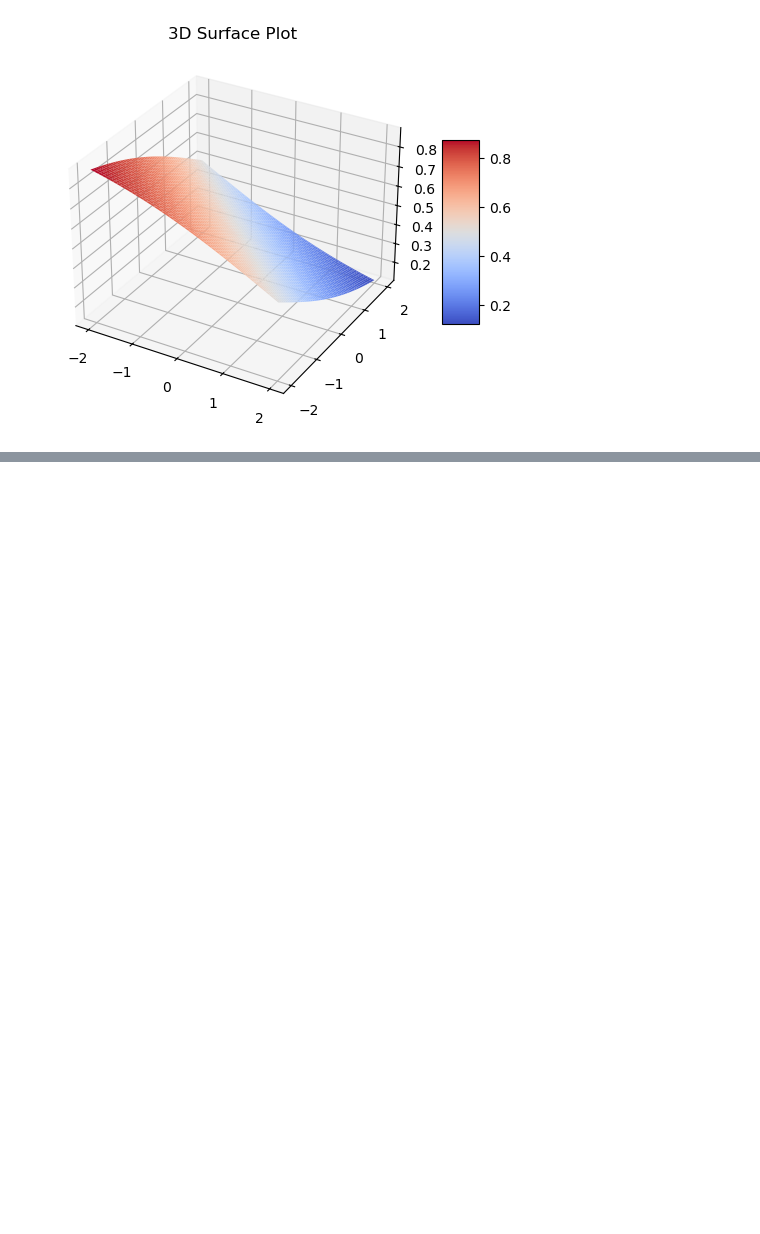
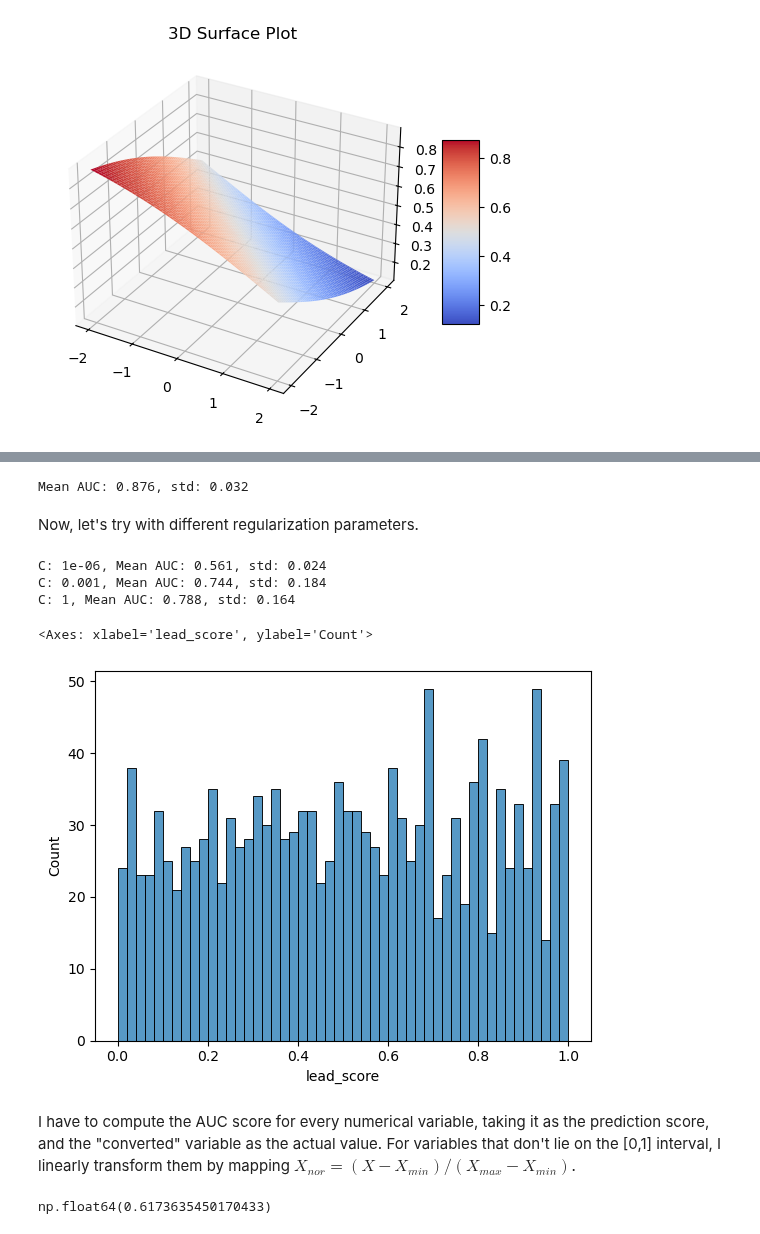
Before and after one commit to martinjimenez388/Road_to_alternatives, a Jupyter notebook: Hmw_MLZoomCamp_4.ipynb, the cells around one changed output, grey strips where cells are left out. Cells and saved outputs as stored; diff of their text form; code cells hidden in the pictures; blank space fills up the shorter version.

```diff
--- a/Hmw_MLZoomCamp_4.ipynb
+++ b/Hmw_MLZoomCamp_4.ipynb
@@ -220,0 +239,71 @@ plt.show()
+# %%
+scores = []
+
+for train_idx, val_idx in kfold.split(df_full_train):
+
+    df_train = df_full_train.iloc[train_idx]
+    df_val = df_full_train.iloc[val_idx]
+
+    train_dict = df_train.to_dict(orient='records')
+    X_train = dv.fit_transform(train_dict)
+
+    val_dict = df_val.to_dict(orient='records')
+    X_val = dv.transform(val_dict)
+
+    y_train = df_train.converted
+    y_val = df_val.converted
+
+    model.fit(X_train, y_train)
+    y_pred = model.predict_proba(X_val)[:, 1]
+
+    auc = roc_auc_score(y_val, y_pred)
+    scores.append(auc)
+
+avrsc, stdsc = np.mean(scores), np.std(scores)
+print(f"Mean AUC: {avrsc:.3f}, std: {stdsc:.3f}")
+# %% [output]
+Mean AUC: 0.876, std: 0.032
+# %% [markdown]
+Now, let's try with different regularization parameters.
+# %%
+scores = []
+for c in [0.000001, 0.001, 1]:
+    model = linear_model.LogisticRegression(solver='liblinear', C=c, max_iter=1000, random_state=1)
+
+    for train_idx, val_idx in kfold.split(df_full_train):
+
+        df_train = df_full_train.iloc[train_idx]
+        df_val = df_full_train.iloc[val_idx]
+
+        train_dict = df_train.to_dict(orient='records')
+        X_train = dv.fit_transform(train_dict)
+
+        val_dict = df_val.to_dict(orient='records')
+        X_val = dv.transform(val_dict)
+
+        y_train = df_train.converted
+        y_val = df_val.converted
+
+        model.fit(X_train, y_train)
+        y_pred = model.predict_proba(X_val)[:, 1]
+
+        auc = roc_auc_score(y_val, y_pred)
+        scores.append(auc)
+
+    avrsc, stdsc = np.mean(scores), np.std(scores)
+    print(f"C: {model.C}, Mean AUC: {avrsc:.3f}, std: {stdsc:.3f}")
+# %% [output]
+C: 1e-06, Mean AUC: 0.561, std: 0.024
+C: 0.001, Mean AUC: 0.744, std: 0.184
+C: 1, Mean AUC: 0.788, std: 0.164
+# %%
+sns.histplot(df.lead_score, bins=50)
+# %% [output]
+<Axes: xlabel='lead_score', ylabel='Count'>
+[figure, added]
+# %% [markdown]
+I have to compute the AUC score for every numerical variable, taking it as the prediction score, and the "converted" variable as the actual value. For variables that don't lie on the [0,1] interval, I linearly transform them by mapping $X_{nor} = (X - X_{min})/(X_{max} - X_{min})$.
+# %%
+roc_auc_score(df_train.converted, df_train.lead_score)
+# %% [output]
+np.float64(0.6173635450170433)
```
Also changed, not shown: parts of 26 cells of this notebook, 2 other files.
